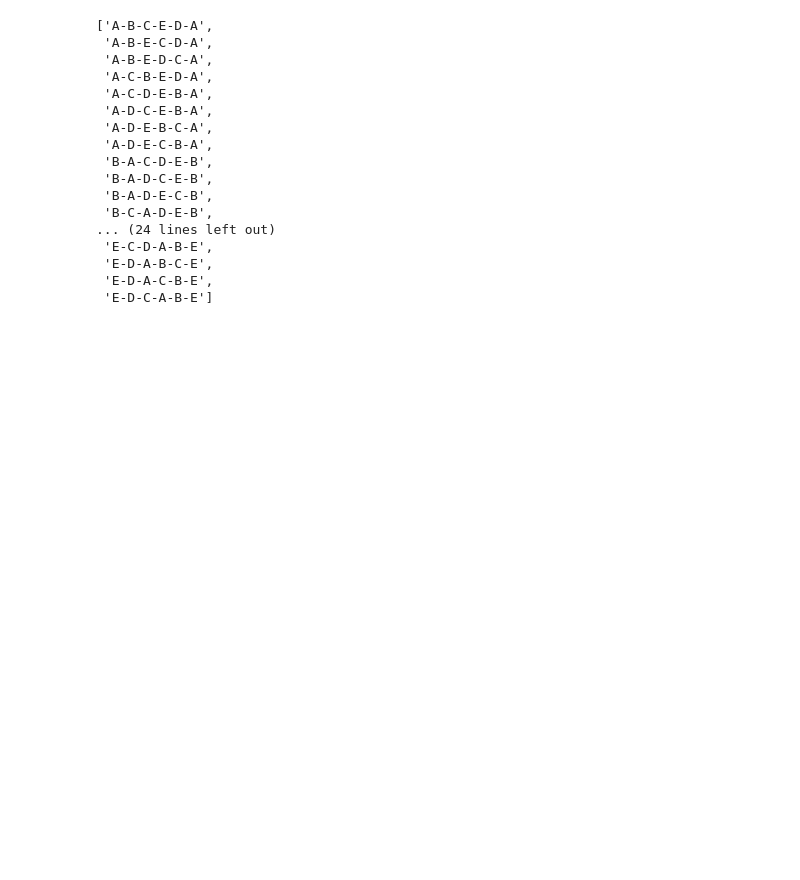
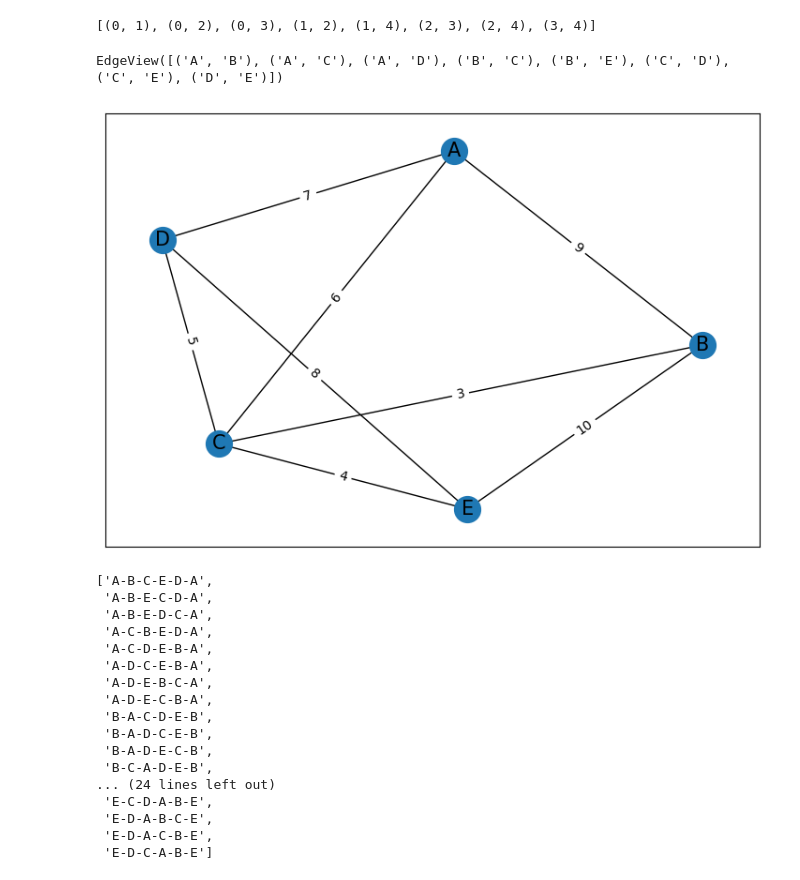
Before and after one commit to vrs-darkness/Hybrid-Genetic-Algorithm, a Jupyter notebook: Genetic_Algorithm_tsp.ipynb, the cells around one changed output. Saved outputs shown, nothing was run; the diff lists cells and outputs as text; code cells hidden in the pictures; blank space fills up the shorter version.

```diff
--- a/Genetic_Algorithm_tsp.ipynb
+++ b/Genetic_Algorithm_tsp.ipynb
@@ -12,0 +12,26 @@ paths=[]
+# %%
+G = nx.Graph()
+G.add_nodes_from("ABCDE")
+alred =[]
+for i in range(len(tsp_path)):
+    for j in range(len(tsp_path[i])):
+        if tsp_path[i][j]!='NA' and (i,j) not in alred and (j,i) not in alred:
+            G.add_edges_from([(cities[i],cities[j])],weight=tsp_path[i][j])
+            alred.append((i,j))
+# %%
+alred
+# %% [output]
+[(0, 1), (0, 2), (0, 3), (1, 2), (1, 4), (2, 3), (2, 4), (3, 4)]
+# %%
+G.edges
+# %% [output]
+EdgeView([('A', 'B'), ('A', 'C'), ('A', 'D'), ('B', 'C'), ('B', 'E'), ('C', 'D'), ('C', 'E'), ('D', 'E')])
+# %%
+plt.figure(figsize=(9,6))
+pos = nx.spring_layout(G,seed=42)
+nx.draw_networkx(G,pos,font_size=15,node_size=400,width=1)
+nx.draw_networkx_edge_labels(G,pos,edge_labels={(u,v): w['weight'] for u,v,w in G.edges(data=True)})
+plt.savefig("Input.png")
+plt.show()
+# %% [output]
+[figure, added]
```
Also changed, not shown: parts of 9 cells of this notebook, 3 other files.
